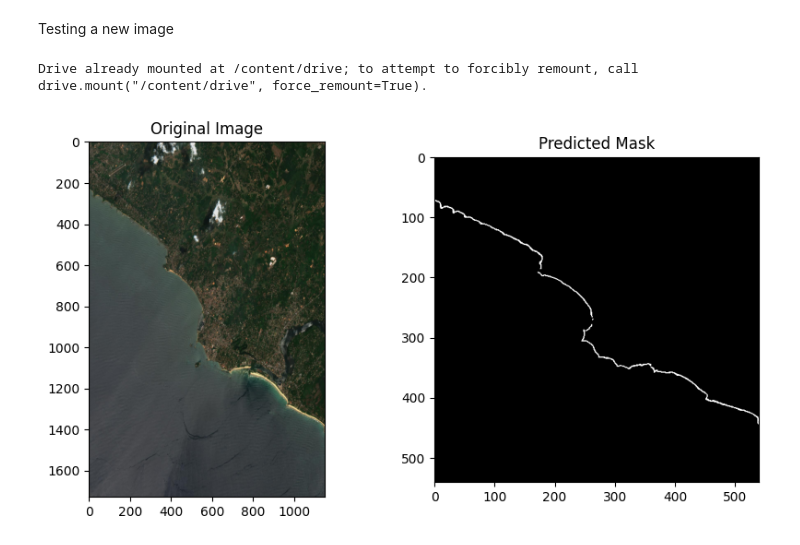
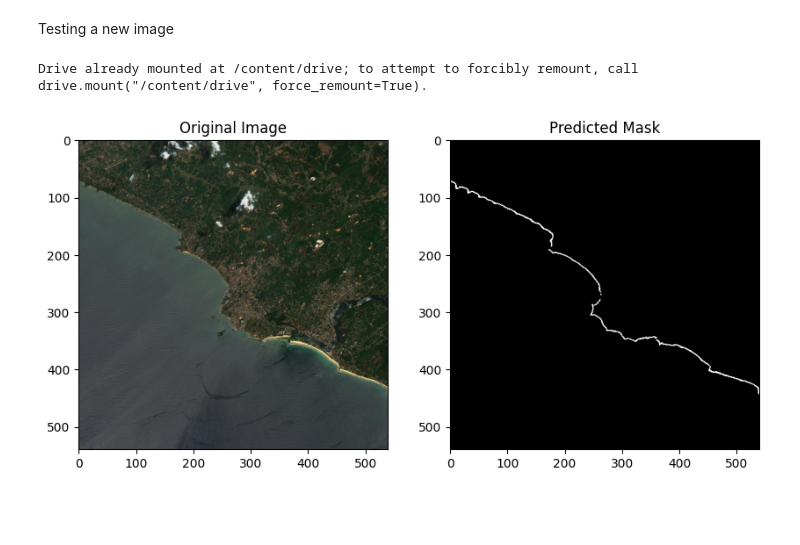
Before and after one commit to WasifAsi/DSGP_GP-19, a Jupyter notebook: DeepLab.ipynb, the cells around one changed output. Saved outputs shown, nothing was run; the diff lists cells and outputs as text; code cells hidden in the pictures; blank space fills up the shorter version.

```diff
--- a/DeepLab.ipynb
+++ b/DeepLab.ipynb
@@ -567,32 +567,34 @@ def preprocess_image(image_path, image_size=540):
 def predict_mask(model, image_tensor):
     with torch.no_grad():
         output = model(image_tensor)
         output = torch.sigmoid(output)  # Convert logits to probabilities
         mask = output.squeeze().cpu().numpy()  # Remove batch & channel dimensions
         return (mask > 0.5).astype(np.uint8)  # Threshold at 0.5
 
 # Display Results
 def display_result(image_path, mask):
     original_image = cv2.imread(image_path)
     original_image = cv2.cvtColor(original_image, cv2.COLOR_BGR2RGB)
+    #resizing original image
+    original_image_resized=cv2.resize(original_image,(540,540))
 
     plt.figure(figsize=(10, 5))
 
     plt.subplot(1, 2, 1)
-    plt.imshow(original_image)
+    plt.imshow(original_image_resized)
     plt.title("Original Image")
 
     plt.subplot(1, 2, 2)
     plt.imshow(mask, cmap="gray")
     plt.title("Predicted Mask")
 
     plt.show()
 
 # Run Inference
 image_path = "sentinel2_void_2019-03-27_Beruwala.jpg"  # Update with test image path
 image_tensor, _ = preprocess_image(image_path)
 predicted_mask = predict_mask(model, image_tensor)
 display_result(image_path, predicted_mask)
 # %% [output]
 Drive already mounted at /content/drive; to attempt to forcibly remount, call drive.mount("/content/drive", force_remount=True).
-[figure, old version]
+[figure, new version]
```
